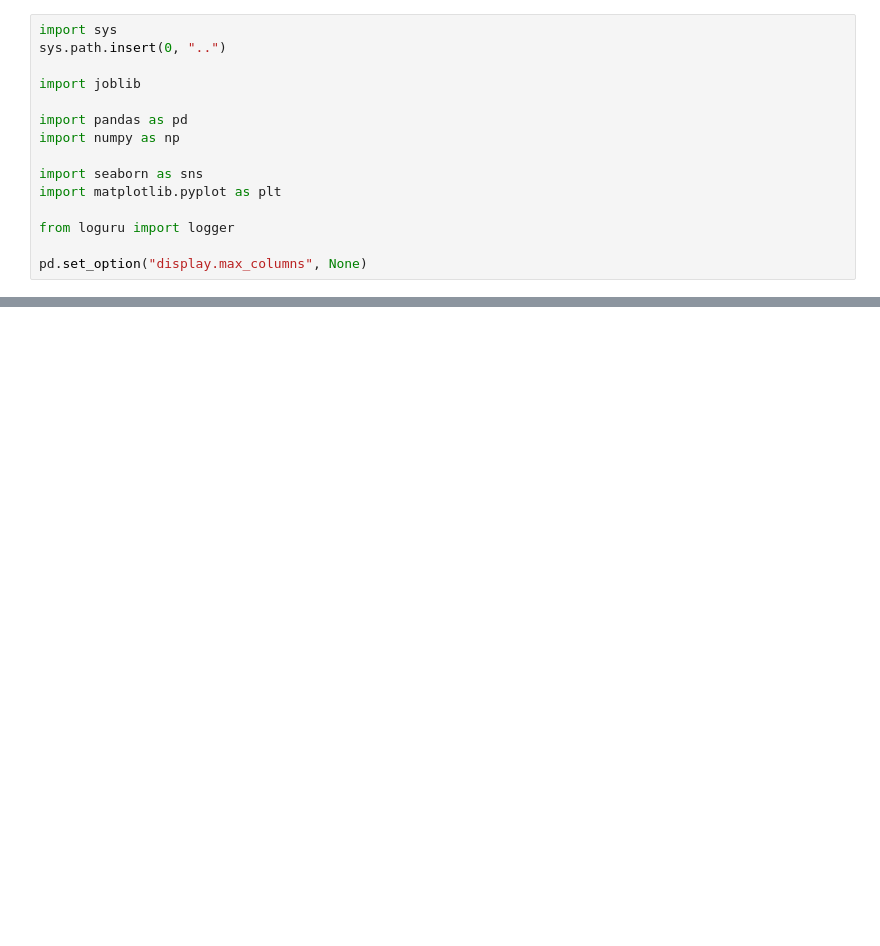
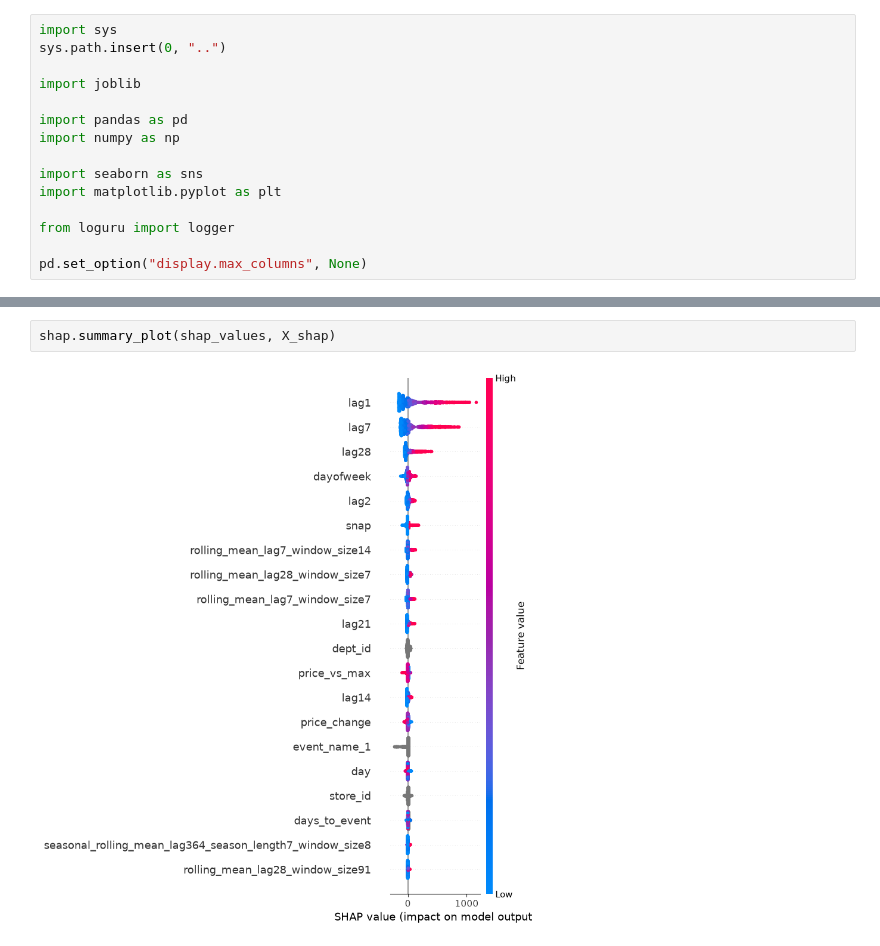
Before and after one commit to njimenez94/forecast-tfm, a Jupyter notebook: notebooks/03_predictions.ipynb, the cells around one changed output, grey strips where cells are left out. Drawn from its saved outputs; the diff is of its cells as text; blank space fills up the shorter version.

```diff
--- a/notebooks/03_predictions.ipynb
+++ b/notebooks/03_predictions.ipynb
@@ -39,0 +74,4 @@ print(f"Artifact cargado desde {artifact_path}")
+# %%
+shap.summary_plot(shap_values, X_shap)
+# %% [output]
+[figure, added]
```
Also changed, not shown: parts of 17 cells of this notebook, 1 other file.
